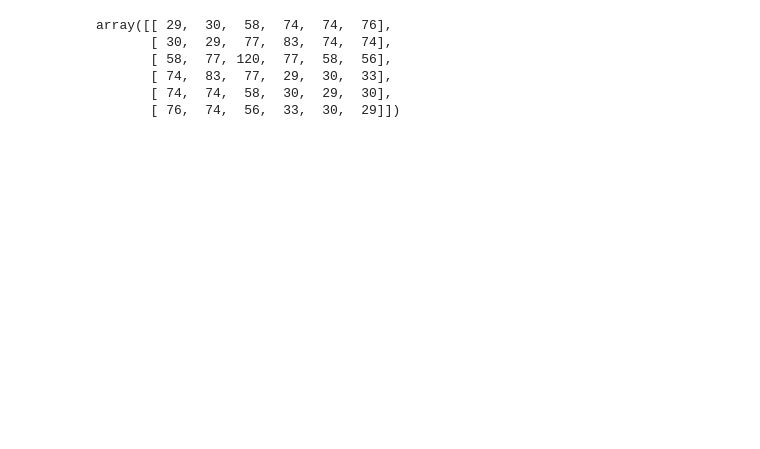
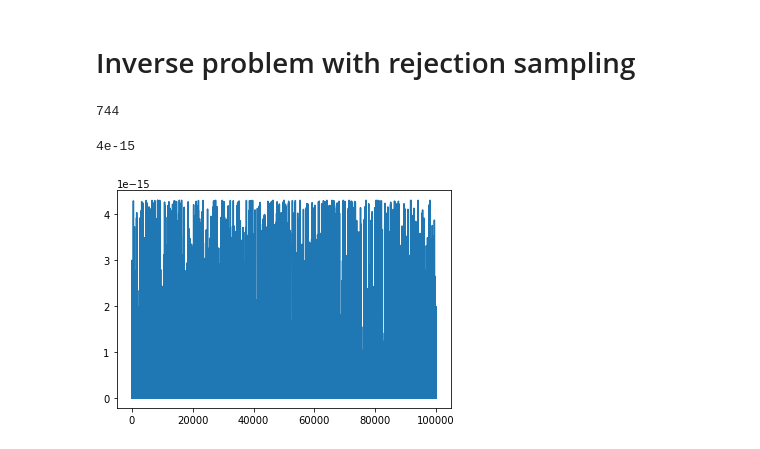
Before and after one commit to santisoler/lapis2019-linde-homework, a Jupyter notebook: Solutions to Homework.ipynb, the cells around one changed output. Cells and saved outputs as stored; diff of their text form; code cells hidden in the pictures; blank space fills up the shorter version.

Commit message:
Keep experimenting with inverse problem

```diff
--- a/Solutions to Homework.ipynb
+++ b/Solutions to Homework.ipynb
@@ -50,10 +51,51 @@ boreholes_distance = 4  # in meters
 # %%
-porosity = define_porosity_layers([0, 1, 0, 0])
-np.array(GPR_forward(sources, porosity, boreholes_distance), dtype=int)
+porosity = [0.2, 0.2, 0.4, 0.2]
+times = GPR_forward(porosity)
-# %% [output]
-array([[ 29,  30,  58,  74,  74,  76],
-       [ 30,  29,  77,  83,  74,  74],
-       [ 58,  77, 120,  77,  58,  56],
-       [ 74,  83,  77,  29,  30,  33],
-       [ 74,  74,  58,  30,  29,  30],
-       [ 76,  74,  56,  33,  30,  29]])
+# %% [markdown]
+# Inverse problem with rejection sampling
+# %%
+def likelihood(times, porosity, sigma):
+    n_times = times.size
+    difference = (
+        GPR_forward(porosity).ravel()
+        - times.ravel()
+    )
+    difference_sq = difference.sum() ** 2
+    likelihood = (
+        (1 / np.sqrt(2 * np.pi) / sigma) ** 36
+        * np.exp(-0.5 * difference_sq / sigma ** 2)
+    )
+    return likelihood
+# %%
+# Define sigma
+sigma = 1  # in ns
+# Define supremum
+supremum = (1 / np.sqrt(2 * np.pi) / sigma) ** 36 * np.exp(- 0.5 * 36)
+supremum = 4e-15
+
+
+iterations = 100000
+porosities = np.zeros((iterations, 4))
+n_accepted = 0
+likes = np.zeros(iterations)
+for i in range(iterations):
+    # Draw a porosity array with uniform distribution between 0.2 and 0.4
+    porosity_prop = (0.4 - 0.2) * np.random.rand(4) + 0.2
+    # Check if it should be rejected or accepted
+    likes[i] = likelihood(times, porosity_prop, sigma)
+    probability = likes[i] / supremum
+    if np.random.rand() < probability:
+        porosities[n_accepted] = porosity_prop
+        n_accepted += 1
+
+porosities = porosities[:n_accepted]
+print(n_accepted)
+# %% [output]
+744
+# %%
+plt.plot(likes)
+print(supremum)
+plt.show()
+# %% [output]
+4e-15
+[figure, added]
```
Also changed, not shown: parts of 8 cells of this notebook.
